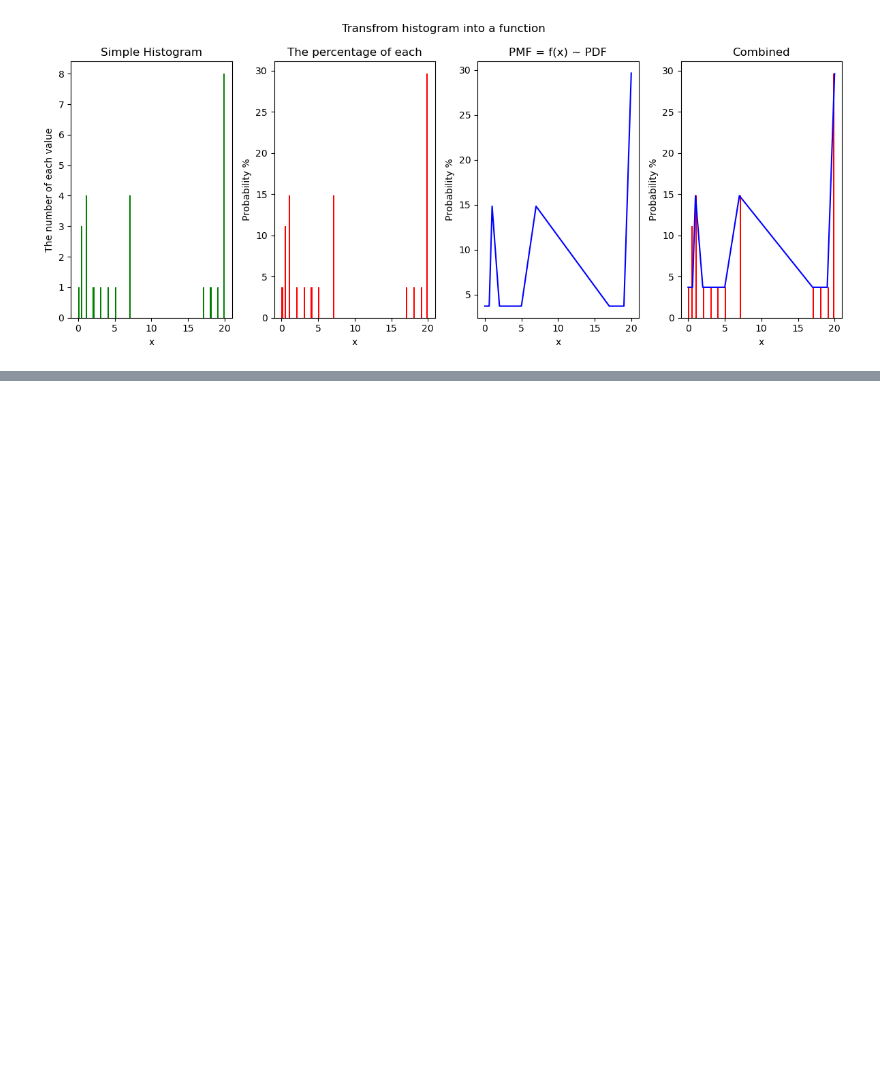
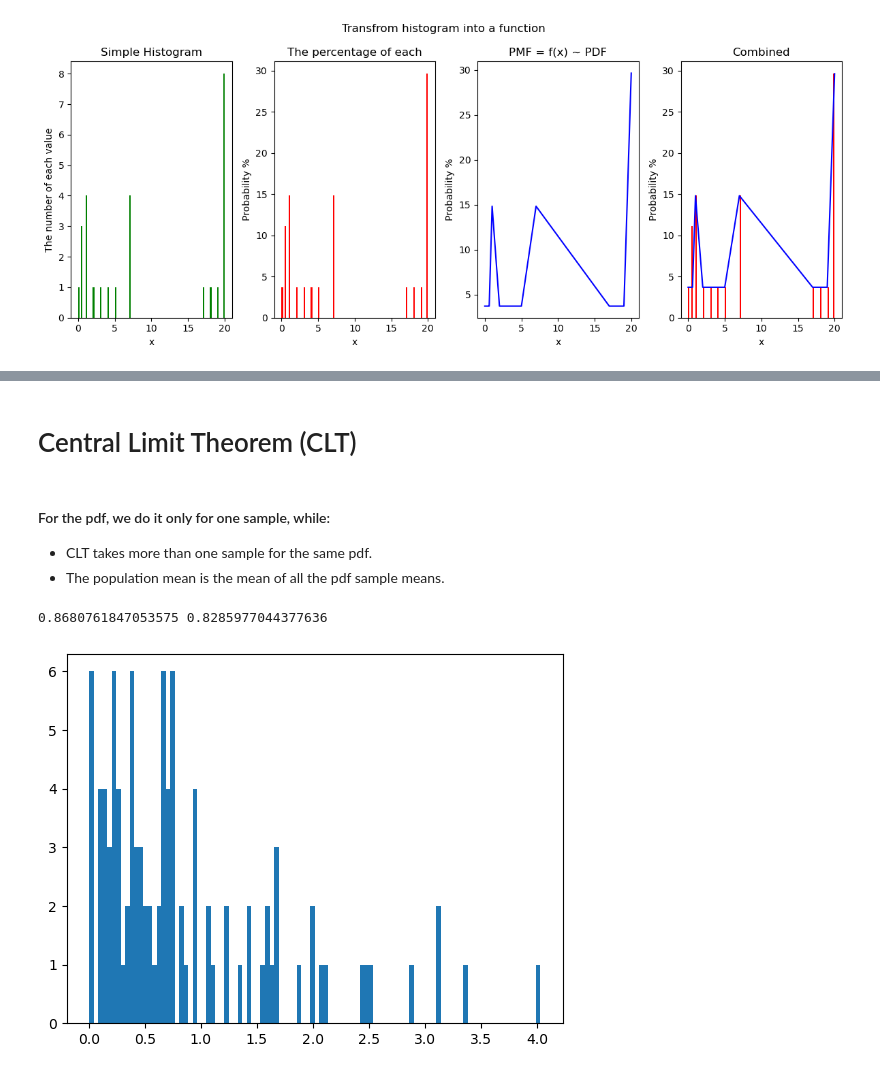
Before and after one commit to DemetryG16/astrostatistics_bicocca_2026, a Jupyter notebook: My_Notes_Probability.ipynb, the cells around one changed output, grey strips where cells are left out. Cells and saved outputs as stored; diff of their text form; code cells hidden in the pictures; blank space fills up the shorter version.

```diff
--- a/My_Notes_Probability.ipynb
+++ b/My_Notes_Probability.ipynb
@@ -69 +79,19 @@ for n in range(1,51):
+# %% [markdown]
+# Central Limit Theorem (CLT)
+# %% [markdown]
+#### For the pdf, we do it only for one sample, while:
+* CLT takes more than one sample for the same pdf.
+* The population mean is the mean of all the pdf sample means.
+# %%
+# Simple draw for some variables regarding an exponential
+N = 100
+samples = np.random.exponential(scale=1, size=N) # It chooses regarding
+mu = np.mean(samples)
+sigma = np.std(samples)
+print(mu,sigma)
+plt.hist(samples, bins= 100)
+plt.show()
+# %% [output]
+0.8680761847053575 0.8285977044377636
+[figure, added]
 # %%
```
Also changed, not shown: parts of 8 cells of this notebook, 6 other files.
